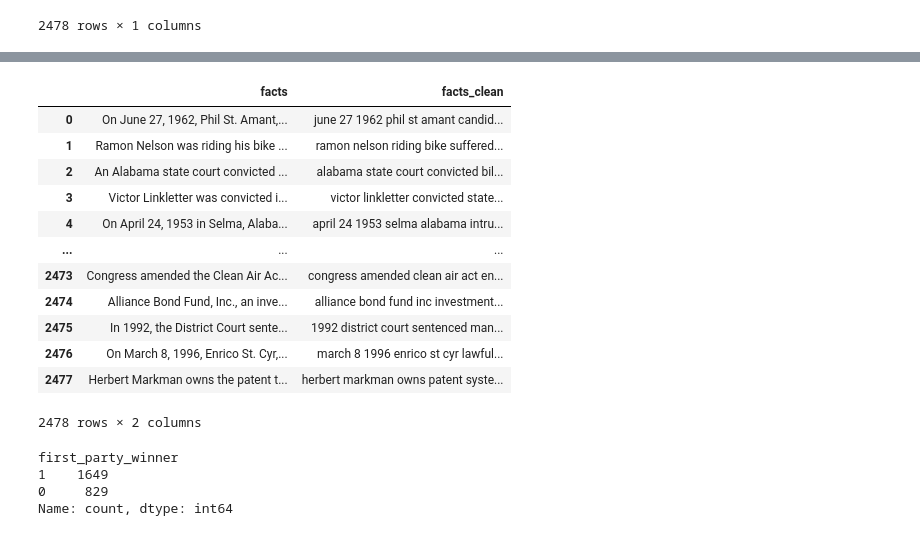
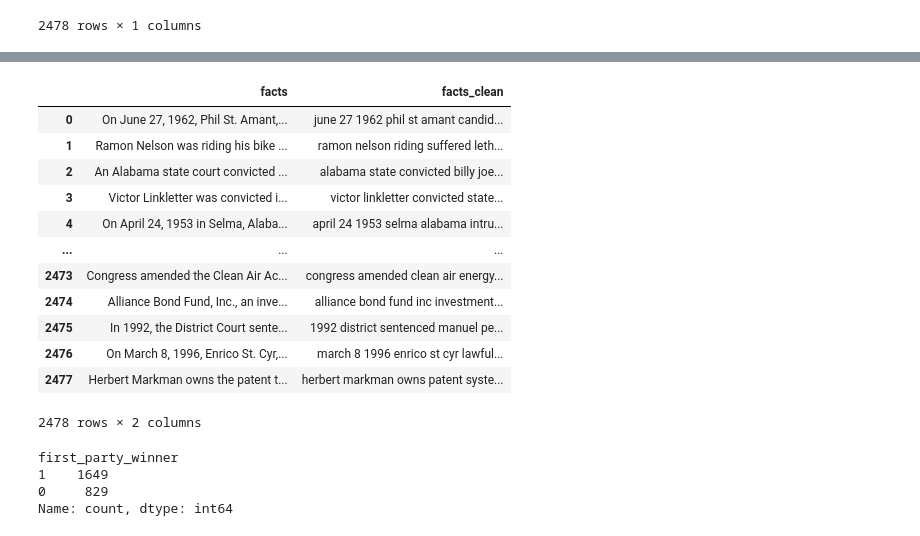
Before and after one commit to dlsco123/mtvsDacon, a Jupyter notebook: [mtvs]lej.ipynb, the cells around one changed output, grey strips where cells are left out. Cells and saved outputs as stored; diff of their text form; code cells hidden in the pictures.

```diff
--- a/[mtvs]lej.ipynb
+++ b/[mtvs]lej.ipynb
@@ -160,7 +219,7 @@ lst_stopwords
 # %%
 import re
 
-def utils_preprocess_text(text, flg_stemm=False, flg_lemm=True, lst_stopwords=None):
+def utils_preprocess_text(text, flg_stemm=False, flg_lemm=True, lst_stopwords=None, user_stopwords=None):
 ## clean (convert to lowercase and remove punctuations and characters and then strip)
     text = re.sub(r'[^\w\s]', '', str(text).lower().strip())
 
@@ -169,6 +228,10 @@ def utils_preprocess_text(text, flg_stemm=False, flg_lemm=True, lst_stopwords=No
     if lst_stopwords is not None:
         lst_text = [word for word in lst_text if word not in
                     lst_stopwords]
+
+    if user_stopwords is not None:
+        lst_text = [word for word in lst_text if word not in
+                    user_stopwords]
 
     ## Stemming (remove -ing, -ly, ...)
     if flg_stemm == True:
@@ -217,18 +262,18 @@ tags
 # %%
-train_nlp["facts_clean"] = train_nlp["facts"].apply(lambda x: utils_preprocess_text(x, flg_stemm=False, flg_lemm=True, lst_stopwords=lst_stopwords))
+train_nlp["facts_clean"] = train_nlp["facts"].apply(lambda x: utils_preprocess_text(x, flg_stemm=False, flg_lemm=True, lst_stopwords=lst_stopwords, user_stopwords=user_stopwords))
 
 train_nlp
 # %% [output]
 |  | facts | facts_clean |
 | 0 | On June 27, 1962, Phil St. Amant,... | june 27 1962 phil st amant candid... |
-| 1 | Ramon Nelson was riding his bike ... | ramon nelson riding bike suffered... |
-| 2 | An Alabama state court convicted ... | alabama state court convicted bil... |
+| 1 | Ramon Nelson was riding his bike ... | ramon nelson riding suffered leth... |
+| 2 | An Alabama state court convicted ... | alabama state convicted billy joe... |
 | 3 | Victor Linkletter was convicted i... | victor linkletter convicted state... |
 | 4 | On April 24, 1953 in Selma, Alaba... | april 24 1953 selma alabama intru... |
 | ... | ... | ... |
-| 2473 | Congress amended the Clean Air Ac... | congress amended clean air act en... |
+| 2473 | Congress amended the Clean Air Ac... | congress amended clean air energy... |
 | 2474 | Alliance Bond Fund, Inc., an inve... | alliance bond fund inc investment... |
-| 2475 | In 1992, the District Court sente... | 1992 district court sentenced man... |
+| 2475 | In 1992, the District Court sente... | 1992 district sentenced manuel pe... |
 | 2476 | On March 8, 1996, Enrico St. Cyr,... | march 8 1996 enrico st cyr lawful... |
 | 2477 | Herbert Markman owns the patent t... | herbert markman owns patent syste... |
 2478 rows × 2 columns
```
Also changed, not shown: parts of 10 cells of this notebook.
